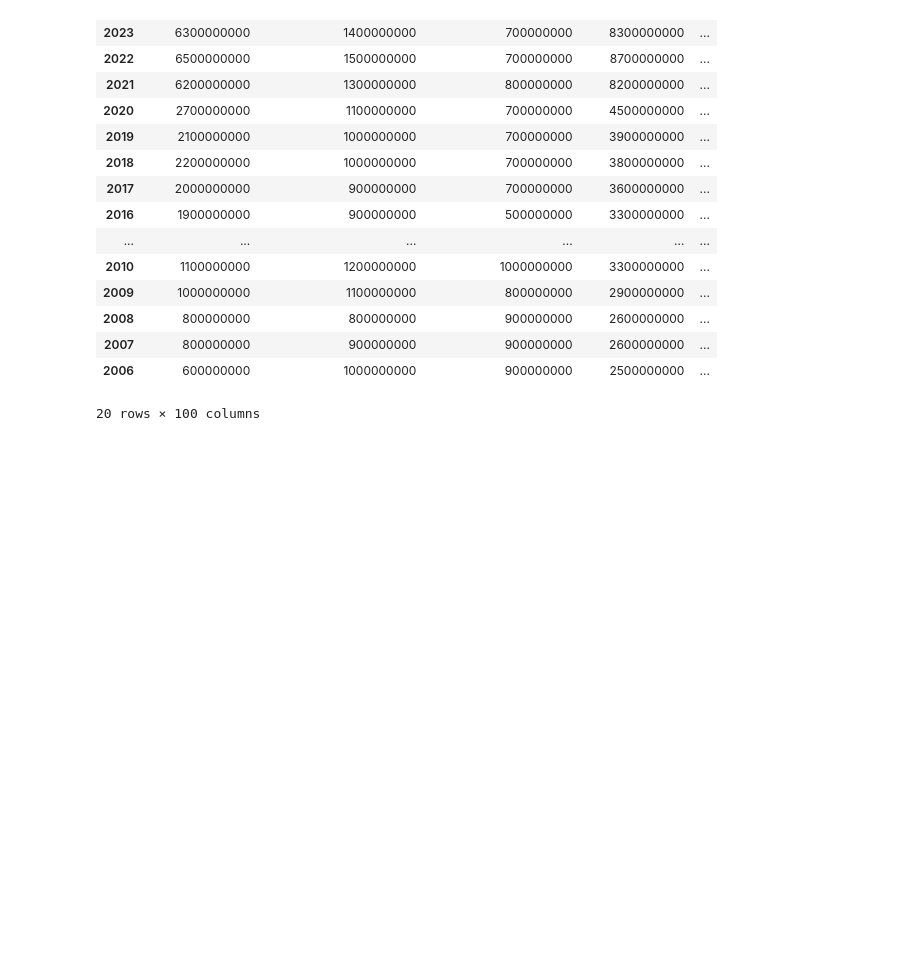
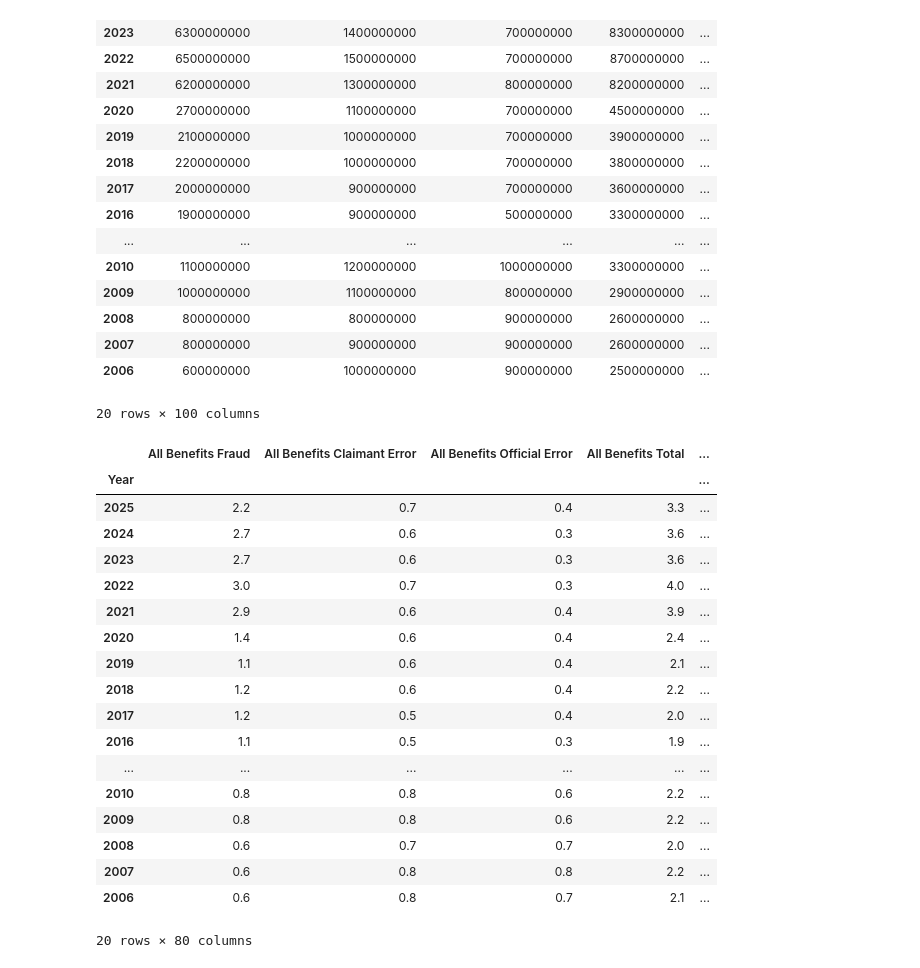
Before and after one commit to DayOfHeat/IS77-Project, a Jupyter notebook: project.ipynb, the cells around one changed output. Drawn from its saved outputs; the diff is of its cells as text; code cells hidden in the pictures; blank space fills up the shorter version.

Commit message:
Added importing of fraud percentage data

```diff
--- a/project.ipynb
+++ b/project.ipynb
@@ -65,3 +65,75 @@ df_fraud_dollars
 | 2007 | 800000000 | 900000000 | 900000000 | 2600000000 | ... |
 | 2006 | 600000000 | 1000000000 | 900000000 | 2500000000 | ... |
 20 rows × 100 columns
+# %%
+df_raw_fraud_percent = pd.read_excel(io="fraud.xlsx",sheet_name="Table_2",engine="calamine",skiprows=[0,1,2,4,5,11,12,13],nrows=145)
+df_raw_fraud_percent.drop(columns=["Unnamed: 0"], inplace=True)
+df_raw_fraud_percent = df_raw_fraud_percent.T
+df_fraud_percent = pd.DataFrame()
+for i in df_raw_fraud_percent:
+    itemName = df_raw_fraud_percent[i][' ']
+    if pd.isna(itemName):
+        continue
+    if itemName.startswith("Last measured"):
+        continue
+    if itemName.startswith("Benefits"):
+        continue
+    if itemName.strip() == "":
+        continue
+    itemName = itemName.split("note")[0]
+    df_fraud_percent = df_fraud_percent.assign(**{itemName+" Fraud":0,itemName+" Claimant Error":0,itemName+" Official Error":0,itemName+" Total":0})
+found2024 = False
+previousRow = map
+df_fraud_percent["Year"] = []
+df_fraud_percent.set_index("Year", inplace=True)
+df_fraud_percent
+for row in df_raw_fraud_percent.itertuples():
+
+    yearName = row[0]
+    if yearName.startswith("Unnamed:"):
+        previousRow = row
+        continue
+    if yearName.strip() == "":
+        previousRow = row
+        continue
+    yearName = yearName.split(" ")[1].split("\n")[0]
+    if yearName == "2024":
+        if not found2024:
+            found2024 = True
+        else:
+            continue
+    validColumns = []
+    invalidColumns = []
+    for column in previousRow:
+        if type(column) is str and '*' in column:
+            column = float(column.split(' ')[1]) # fixes issue some have with stray "*" or "*'" instances sometimes being part of the excel formatting and sometimes as part of the field
+        if not (type(column) is int or type(column) is float or column in ["w","x","z"]):
+            invalidColumns.append(column)
+            continue
+        if pd.isna(column):
+            invalidColumns.append(column)
+            continue
+        validColumns.append(column)
+    df_fraud_percent.loc[int(yearName)] = validColumns
+    previousRow = row
+df_fraud_percent
+# %% [output]
+|  | All Benefits Fraud | All Benefits Claimant Error | All Benefits Official Error | All Benefits Total | ... |
+| Year |  |  |  |  | ... |
+| 2025 | 2.2 | 0.7 | 0.4 | 3.3 | ... |
+| 2024 | 2.7 | 0.6 | 0.3 | 3.6 | ... |
+| 2023 | 2.7 | 0.6 | 0.3 | 3.6 | ... |
+| 2022 | 3.0 | 0.7 | 0.3 | 4.0 | ... |
+| 2021 | 2.9 | 0.6 | 0.4 | 3.9 | ... |
+| 2020 | 1.4 | 0.6 | 0.4 | 2.4 | ... |
+| 2019 | 1.1 | 0.6 | 0.4 | 2.1 | ... |
+| 2018 | 1.2 | 0.6 | 0.4 | 2.2 | ... |
+| 2017 | 1.2 | 0.5 | 0.4 | 2.0 | ... |
+| 2016 | 1.1 | 0.5 | 0.3 | 1.9 | ... |
+| ... | ... | ... | ... | ... | ... |
+| 2010 | 0.8 | 0.8 | 0.6 | 2.2 | ... |
+| 2009 | 0.8 | 0.8 | 0.6 | 2.2 | ... |
+| 2008 | 0.6 | 0.7 | 0.7 | 2.0 | ... |
+| 2007 | 0.6 | 0.8 | 0.8 | 2.2 | ... |
+| 2006 | 0.6 | 0.8 | 0.7 | 2.1 | ... |
+20 rows × 80 columns
```
Also changed, not shown: 1 other file.
